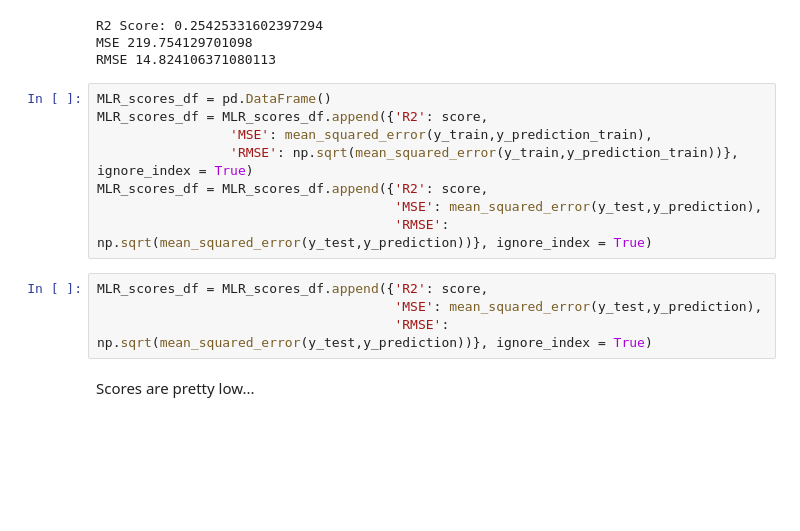
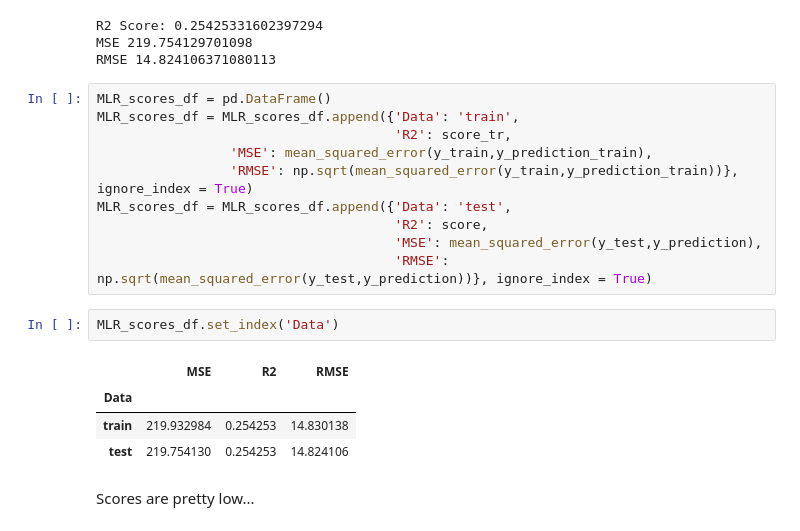
Before and after one commit to ian-gascon/cuddly-waffle, a Jupyter notebook: src/MLR_Annie.ipynb, the cells around one changed output. Drawn from its saved outputs; the diff is of its cells as text; blank space fills up the shorter version.

```diff
--- a/src/MLR_Annie.ipynb
+++ b/src/MLR_Annie.ipynb
@@ -192,16 +192,21 @@ MSE 219.754129701098
 RMSE 14.824106371080113
 # %%
 MLR_scores_df = pd.DataFrame()
-MLR_scores_df = MLR_scores_df.append({'R2': score,
+MLR_scores_df = MLR_scores_df.append({'Data': 'train',
+                                      'R2': score_tr,
                  'MSE': mean_squared_error(y_train,y_prediction_train),
                  'RMSE': np.sqrt(mean_squared_error(y_train,y_prediction_train))}, ignore_index = True)
-MLR_scores_df = MLR_scores_df.append({'R2': score,
+MLR_scores_df = MLR_scores_df.append({'Data': 'test',
+                                      'R2': score,
                                       'MSE': mean_squared_error(y_test,y_prediction),
                                       'RMSE': np.sqrt(mean_squared_error(y_test,y_prediction))}, ignore_index = True)
-# %%
-MLR_scores_df = MLR_scores_df.append({'R2': score,
-                                      'MSE': mean_squared_error(y_test,y_prediction),
-                                      'RMSE': np.sqrt(mean_squared_error(y_test,y_prediction))}, ignore_index = True)
+# %%
+MLR_scores_df.set_index('Data')
+# %% [output]
+|  | MSE | R2 | RMSE |
+| Data |  |  |  |
+| train | 219.932984 | 0.254253 | 14.830138 |
+| test | 219.754130 | 0.254253 | 14.824106 |
 # %% [markdown]
 Scores are pretty low...
 # %% [markdown]
```
Also changed, not shown: 1 other file.
